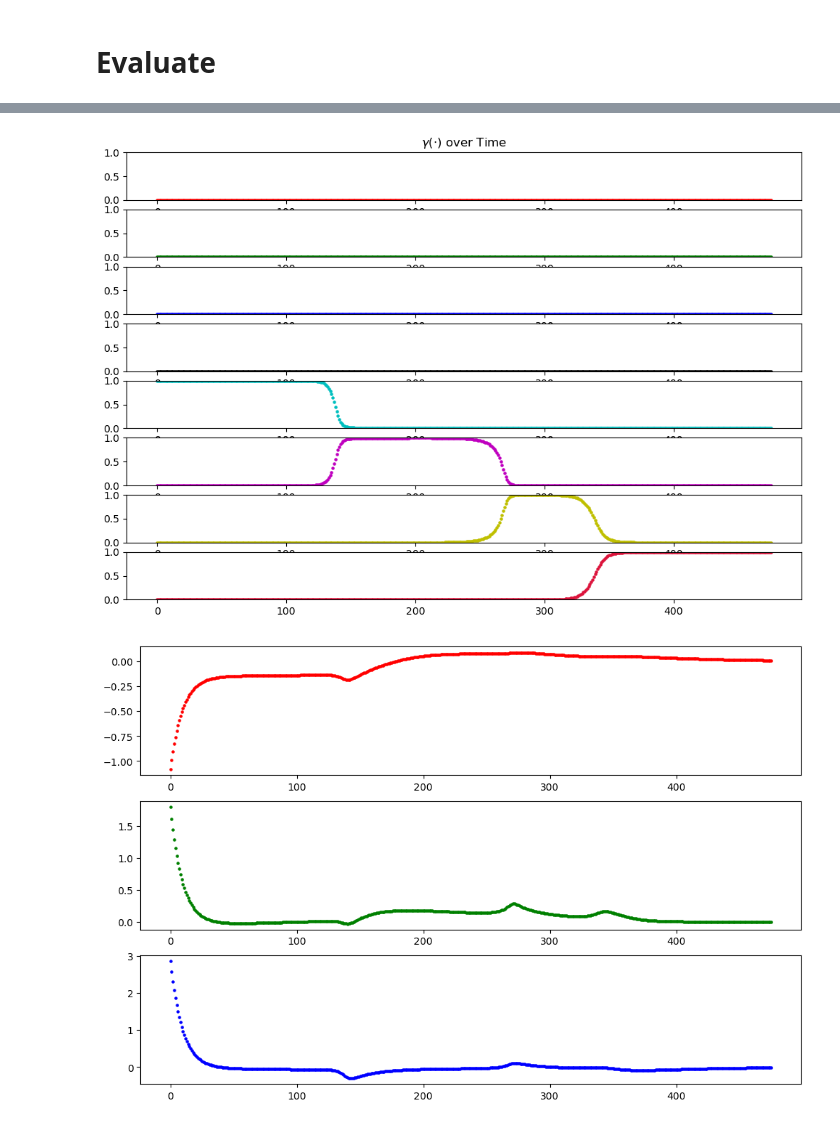
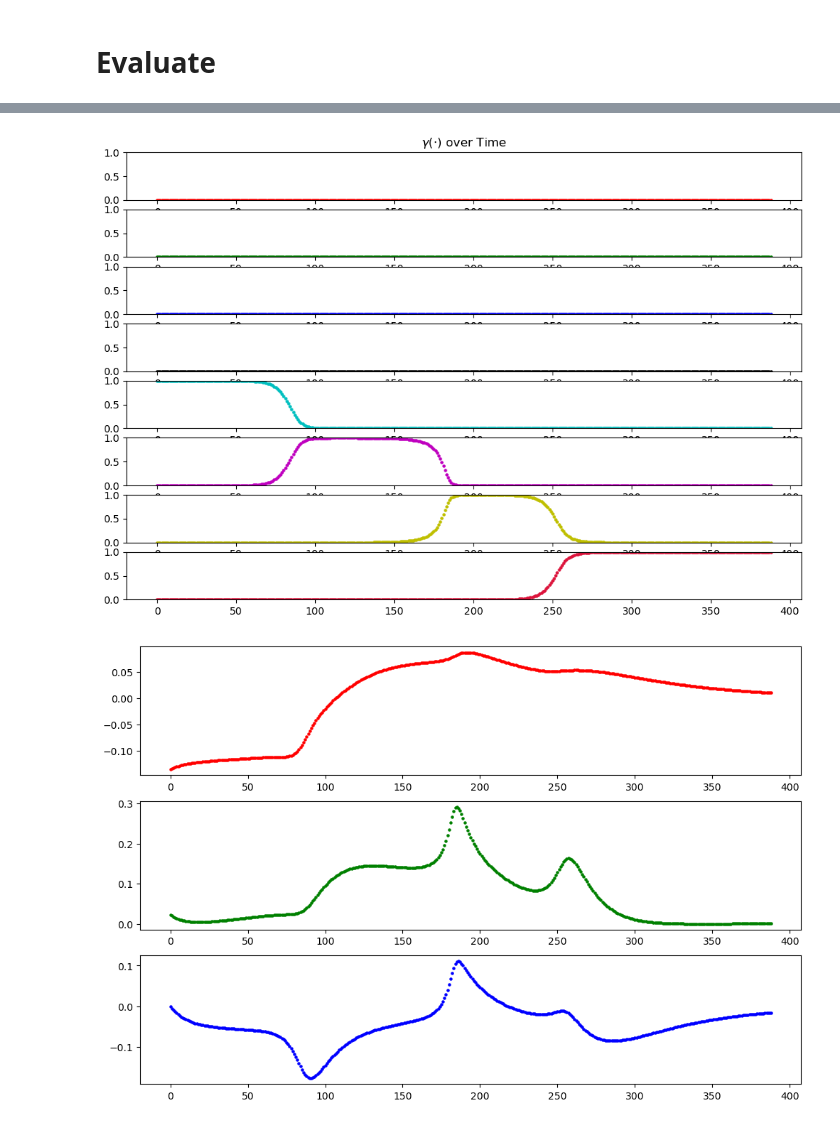
Before and after one commit to SunannnSun/quaternion_DS, a Jupyter notebook: main.ipynb, the cells around one changed output, grey strips where cells are left out. Cells and saved outputs as stored; diff of their text form; code cells hidden in the pictures.

```diff
--- a/main.ipynb
+++ b/main.ipynb
@@ -26,17 +26,14 @@ quat_obj.begin()
 # Evaluate
 # %%
 q_init = R.from_quat(-q_init[0].as_quat())
-
-dt = np.average([t_in[0][i+1] - t_in[0][i] for i in range(len(t_in[0])-1)])
-
-q_test, gamma_test, omega_test = quat_obj.sim(q_init*R.from_euler('xyz', [0.1, 0.2, 0.3]), step_size=0.01)
+q_test, gamma_test, omega_test = quat_obj.sim(q_init, step_size=0.01)
 
 plot_tools.plot_gmm(p_in, quat_obj.gmm)
 plot_tools.plot_gamma(gamma_test)
 plot_tools.plot_omega(omega_test)
 
 plt.show()
 # %% [output]
 [figure]
-[figure, old version]
+[figure, new version]
-[figure, old version]
+[figure, new version]
```
Also changed, not shown: 1 other file.
